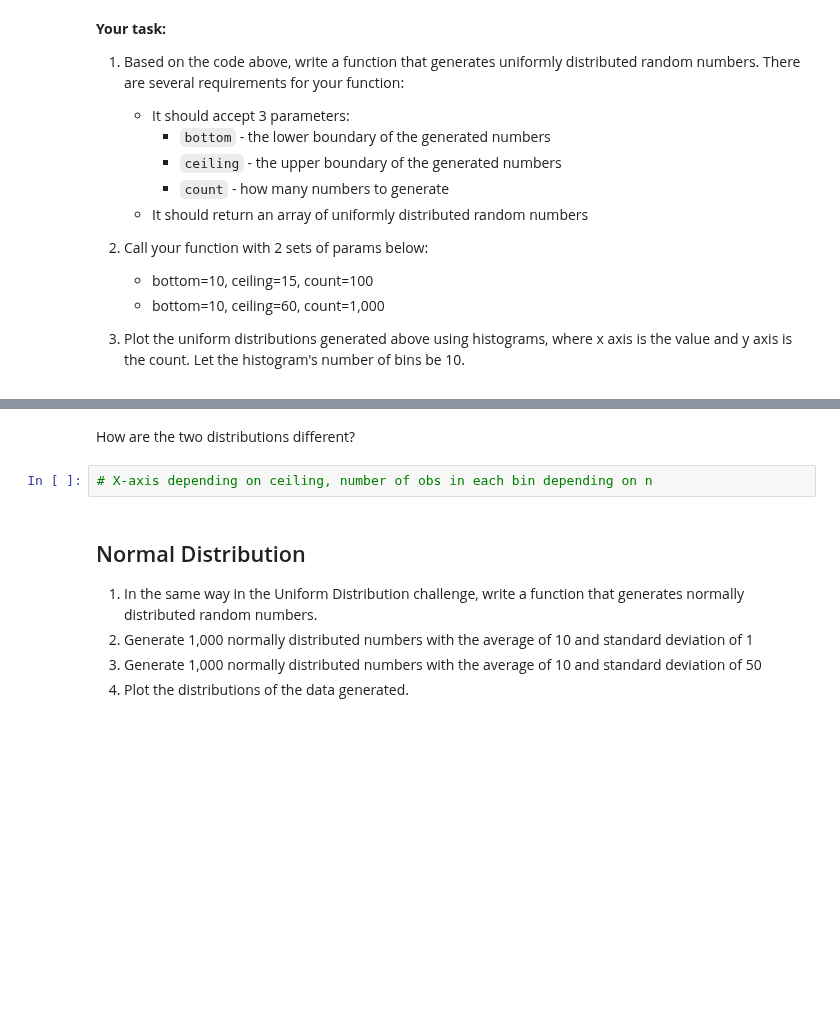
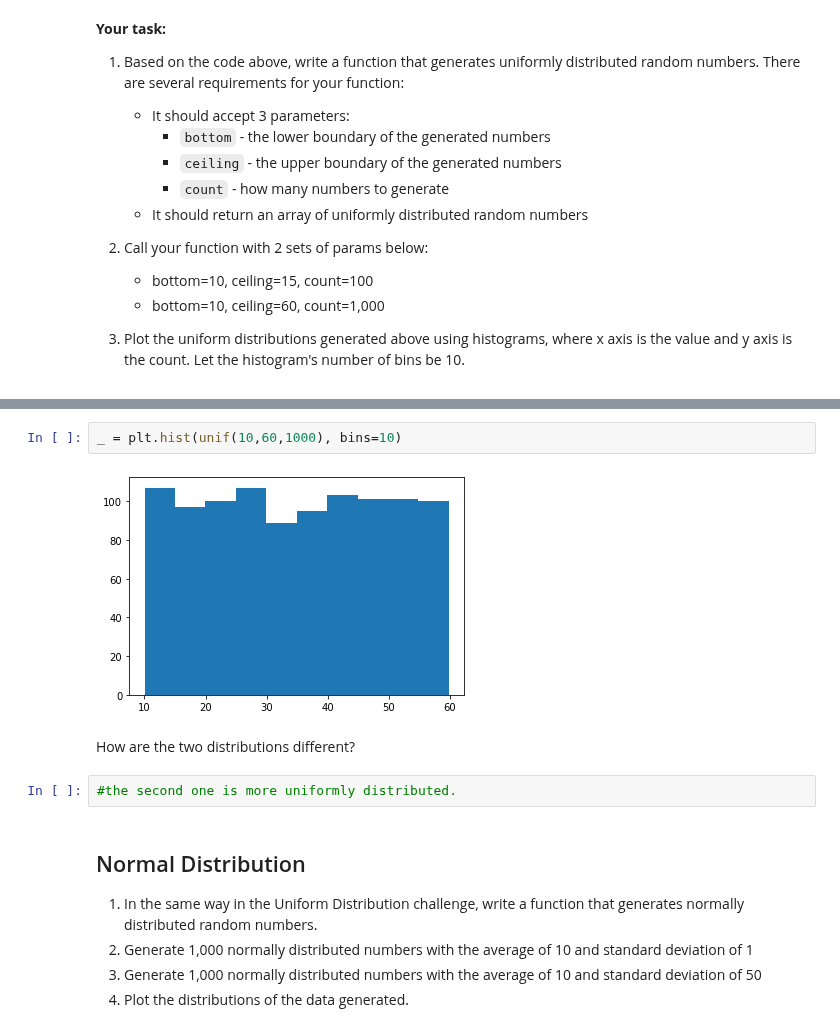
Before and after one commit to ta-datapt-bcn/lab-cont-probability-distribution, a Jupyter notebook: your_code/main.ipynb, the cells around one changed output, grey strips where cells are left out. Drawn from its saved outputs; the diff is of its cells as text; blank space fills up the shorter version.

```diff
--- a/your_code/main.ipynb
+++ b/your_code/main.ipynb
@@ -46,7 +102,11 @@ print(randoms)
+# %%
+_ = plt.hist(unif(10,60,1000), bins=10)
+# %% [output]
+[figure, added]
 # %% [markdown]
 How are the two distributions different?
-# %%
-# X-axis depending on ceiling, number of obs in each bin depending on n
+# %%
+#the second one is more uniformly distributed.
 # %% [markdown]
 ## Normal Distribution
 
```
Also changed, not shown: parts of 25 cells of this notebook, 3 other files.
